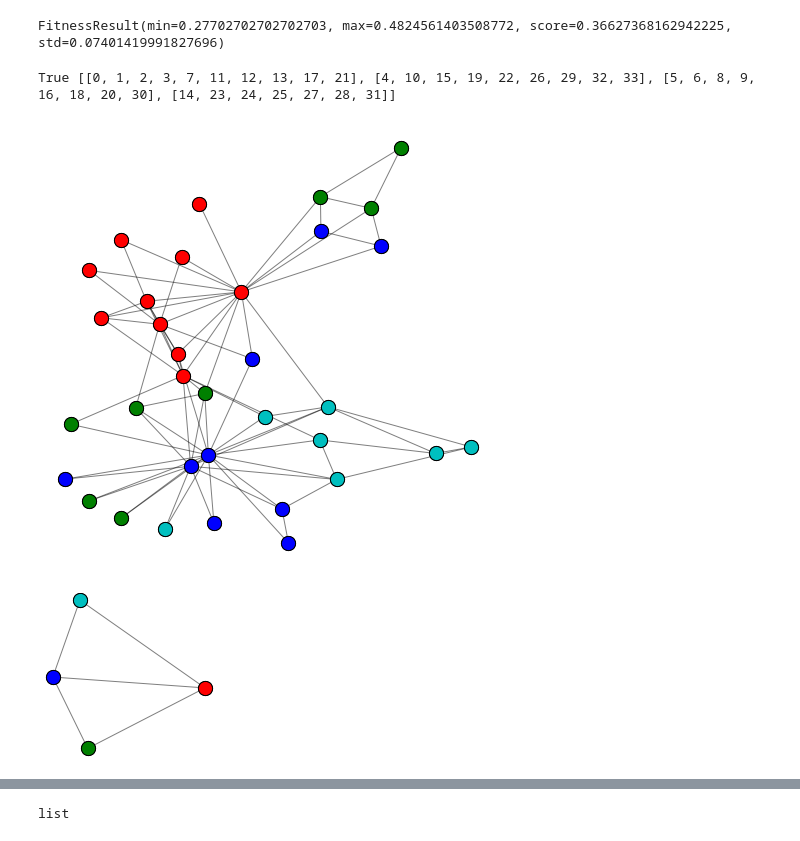
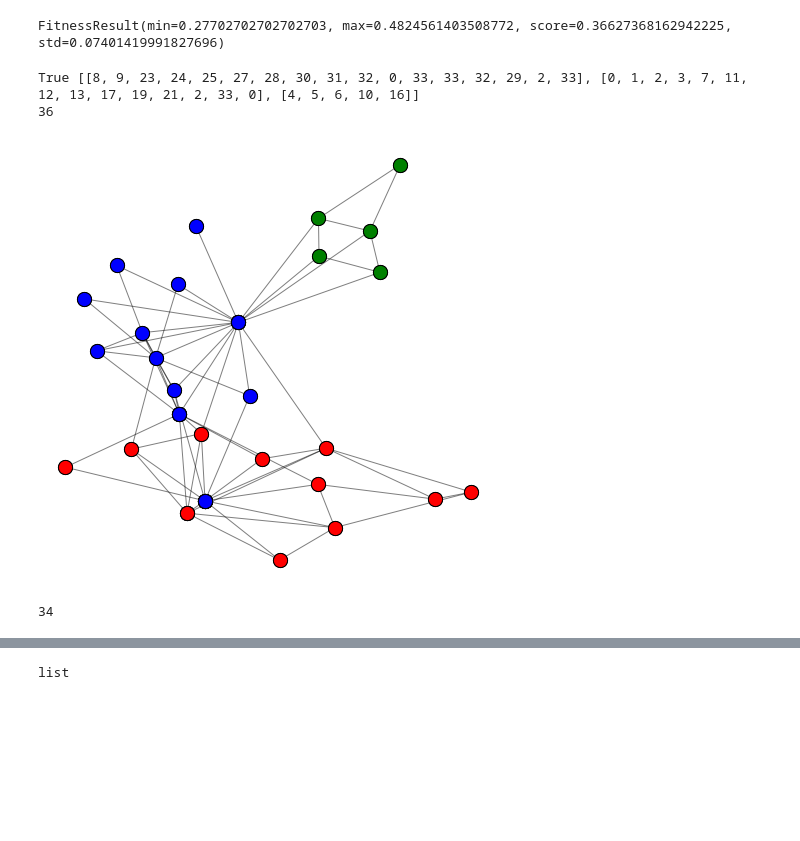
Before and after one commit to mamintoosi-papers-codes/ClusterGCN, a Jupyter notebook: karate.ipynb, the cells around one changed output, grey strips where cells are left out. Drawn from its saved outputs; the diff is of its cells as text; code cells hidden in the pictures; blank space fills up the shorter version.

Commit message:
Edit clustering

```diff
--- a/karate.ipynb
+++ b/karate.ipynb
@@ -80,20 +80,32 @@ mod
 FitnessResult(min=0.27702702702702703, max=0.4824561403508772, score=0.36627368162942225, std=0.07401419991827696)
 # %%
 from cdlib import algorithms, viz
-# coms = algorithms.kclique(G, k=4)
-coms = algorithms.louvain(G)
+# coms = algorithms.kclique(G, k=3)
+# coms = algorithms.louvain(G)
 # coms = algorithms.girvan_newman(G, level=4)
 # coms = algorithms.aslpaw(G)
-coms = algorithms.mnmf(G,clusters=4)
+# coms = algorithms.mnmf(G,clusters=4)
 # coms = algorithms.umstmo(G)
+# coms = algorithms.dcs(G)  # count > nodes
+# coms = algorithms.angel(G, threshold=0.5) #2019, count<nodes
+# coms = algorithms.big_clam(G) #2013, count=nodes
+# coms = algorithms.coach(G) #2009, doennot exist
+coms = algorithms.conga(G, number_communities=4) #2007, count>nodes
+
 pos = nx.spring_layout(G, seed=42)
 viz.plot_network_clusters(G, coms, pos)
-viz.plot_community_graph(G, coms, figsize=(3, 3))
+# viz.plot_community_graph(G, coms, figsize=(3, 3))
 print(coms.overlap,coms.communities)
+count = sum( [ len(listElem) for listElem in coms.communities])
+print(count)
 # %% [output]
-True [[0, 1, 2, 3, 7, 11, 12, 13, 17, 21], [4, 10, 15, 19, 22, 26, 29, 32, 33], [5, 6, 8, 9, 16, 18, 20, 30], [14, 23, 24, 25, 27, 28, 31]]
+True [[8, 9, 23, 24, 25, 27, 28, 30, 31, 32, 0, 33, 33, 32, 29, 2, 33], [0, 1, 2, 3, 7, 11, 12, 13, 17, 19, 21, 2, 33, 0], [4, 5, 6, 10, 16]]
+36
-[figure, old version]
+[figure, new version]
-[figure, removed]
+# %%
+len(G.nodes())
+# %% [output]
+34
 # %%
 # names = ["Karate Club"]
 # algos = [algorithms.leiden, algorithms.label_propagation]
```
Also changed, not shown: parts of 1 cell of this notebook, 2 other files.
